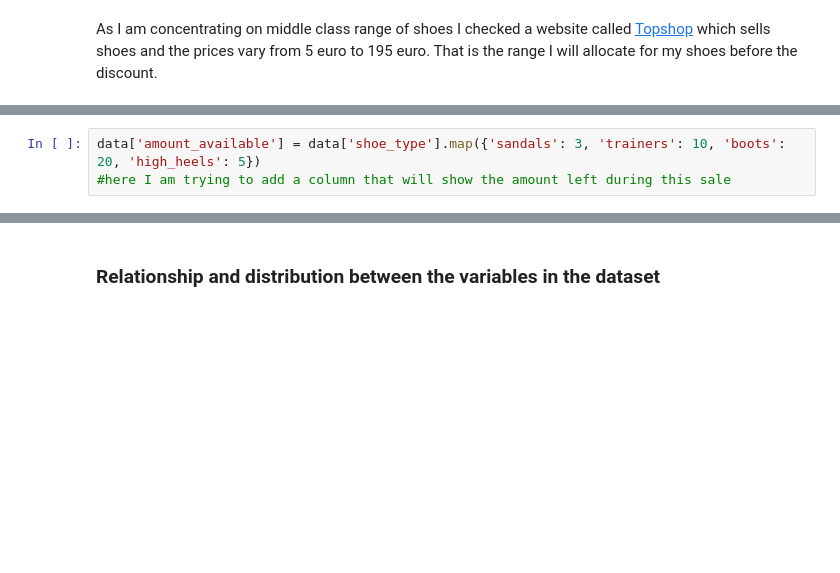
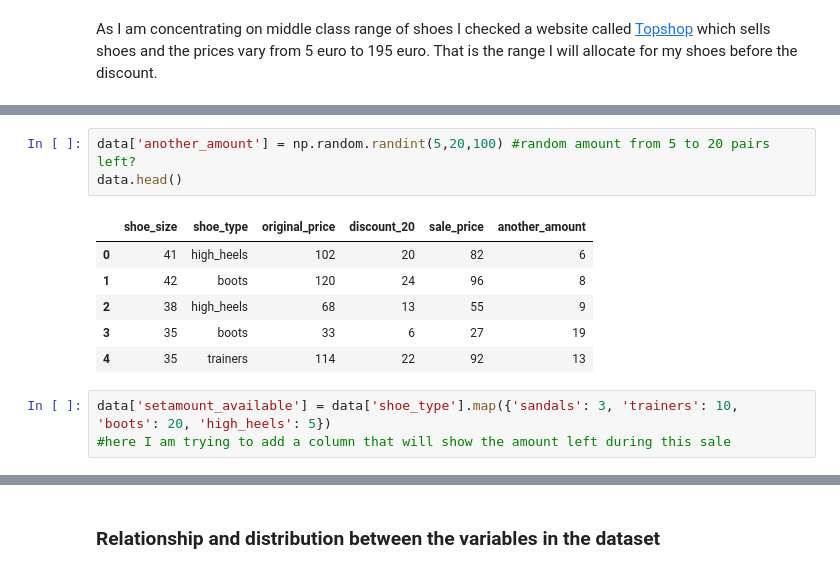
Before and after one commit to MartynaMisk/ProgrammingProject, a Jupyter notebook: RealworldPhenomenon.ipynb, the cells around one changed output, grey strips where cells are left out. Saved outputs shown, nothing was run; the diff lists cells and outputs as text; blank space fills up the shorter version.

```diff
--- a/RealworldPhenomenon.ipynb
+++ b/RealworldPhenomenon.ipynb
@@ -229,4 +229,14 @@ data.head()
+# %%
+data['another_amount'] = np.random.randint(5,20,100) #random amount from 5 to 20 pairs left?
+data.head()
+# %% [output]
+|  | shoe_size | shoe_type | original_price | discount_20 | sale_price | another_amount |
+| 0 | 41 | high_heels | 102 | 20 | 82 | 6 |
+| 1 | 42 | boots | 120 | 24 | 96 | 8 |
+| 2 | 38 | high_heels | 68 | 13 | 55 | 9 |
+| 3 | 35 | boots | 33 | 6 | 27 | 19 |
+| 4 | 35 | trainers | 114 | 22 | 92 | 13 |
 # %%
-data['amount_available'] = data['shoe_type'].map({'sandals': 3, 'trainers': 10, 'boots': 20, 'high_heels': 5})
+data['setamount_available'] = data['shoe_type'].map({'sandals': 3, 'trainers': 10, 'boots': 20, 'high_heels': 5})
 #here I am trying to add a column that will show the amount left during this sale
 # %%
```
Also changed, not shown: parts of 25 cells of this notebook.
